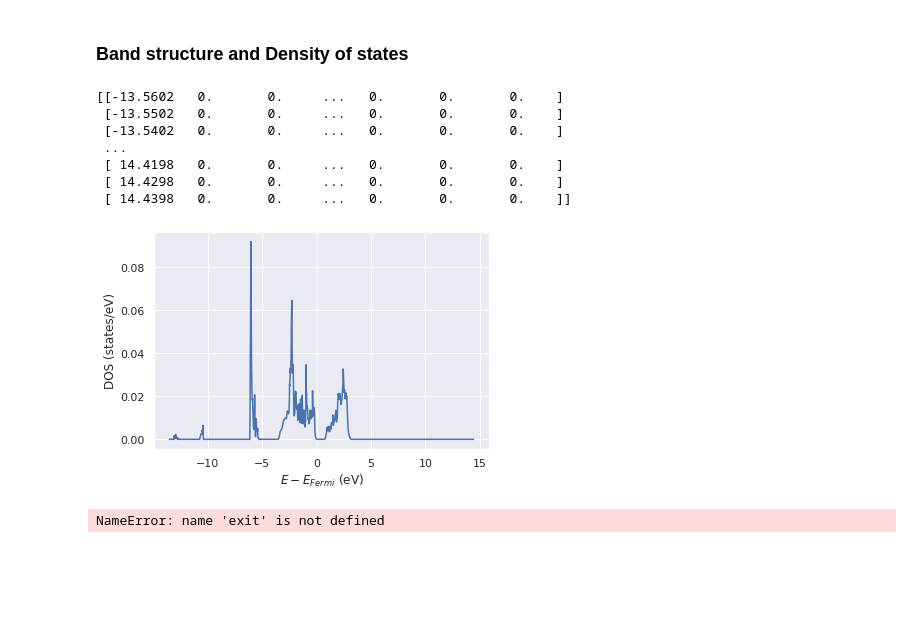
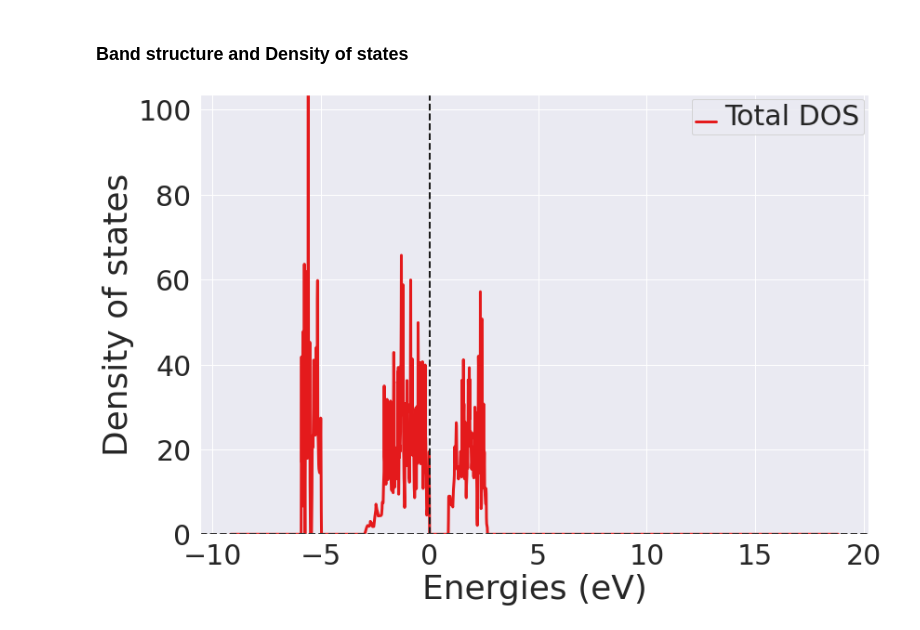
Before and after one commit to Moejay10/DFT, a Jupyter notebook: Code/DFT_Python.ipynb, the cells around one changed output. Drawn from its saved outputs; the diff is of its cells as text; code cells hidden in the pictures; blank space fills up the shorter version.

Commit message:
Added some new results to the jupyter notebook

```diff
--- a/Code/DFT_Python.ipynb
+++ b/Code/DFT_Python.ipynb
@@ -492,19 +492,17 @@ presentdata(l4, 4)
 +-----------+----------+-----------+-------------+-------------+
 # %% [markdown]
 ### Band structure and Density of states
-# %%
-from python_scripts.functions.dosplot import dos
-
-thisdir = '../Results/Layers/dos/Bulk/'
-
-dos(thisdir)
-# %% [output]
-[[-13.5602   0.       0.     ...   0.       0.       0.    ]
- [-13.5502   0.       0.     ...   0.       0.       0.    ]
- [-13.5402   0.       0.     ...   0.       0.       0.    ]
- ...
- [ 14.4198   0.       0.     ...   0.       0.       0.    ]
- [ 14.4298   0.       0.     ...   0.       0.       0.    ]
- [ 14.4398   0.       0.     ...   0.       0.       0.    ]]
-[figure, removed]
-NameError: name 'exit' is not defined
+# %%
+from pymatgen.io.vasp import Vasprun, BSVasprun
+from pymatgen.electronic_structure.plotter import DosPlotter, BSPlotter, BSDOSPlotter
+
+thisdir = '../Results/Layers/dos/L2/'
+
+
+v = Vasprun(thisdir+'vasprun.xml')
+tdos = v.tdos
+plotter = DosPlotter()
+plotter.add_dos("Total DOS", tdos)
+plotter.show()
+# %% [output]
+[figure, added]
```
Also changed, not shown: parts of 3 cells of this notebook.
